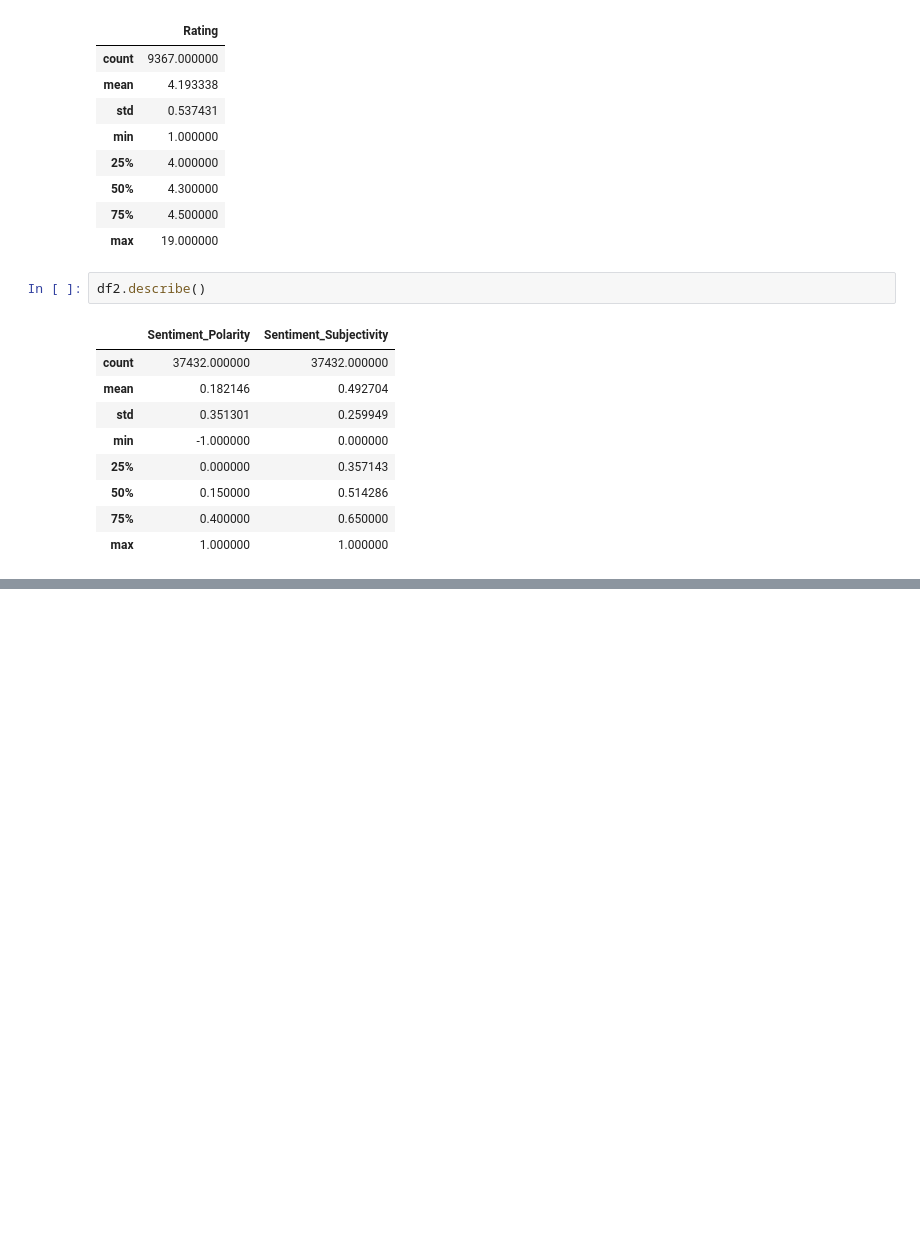
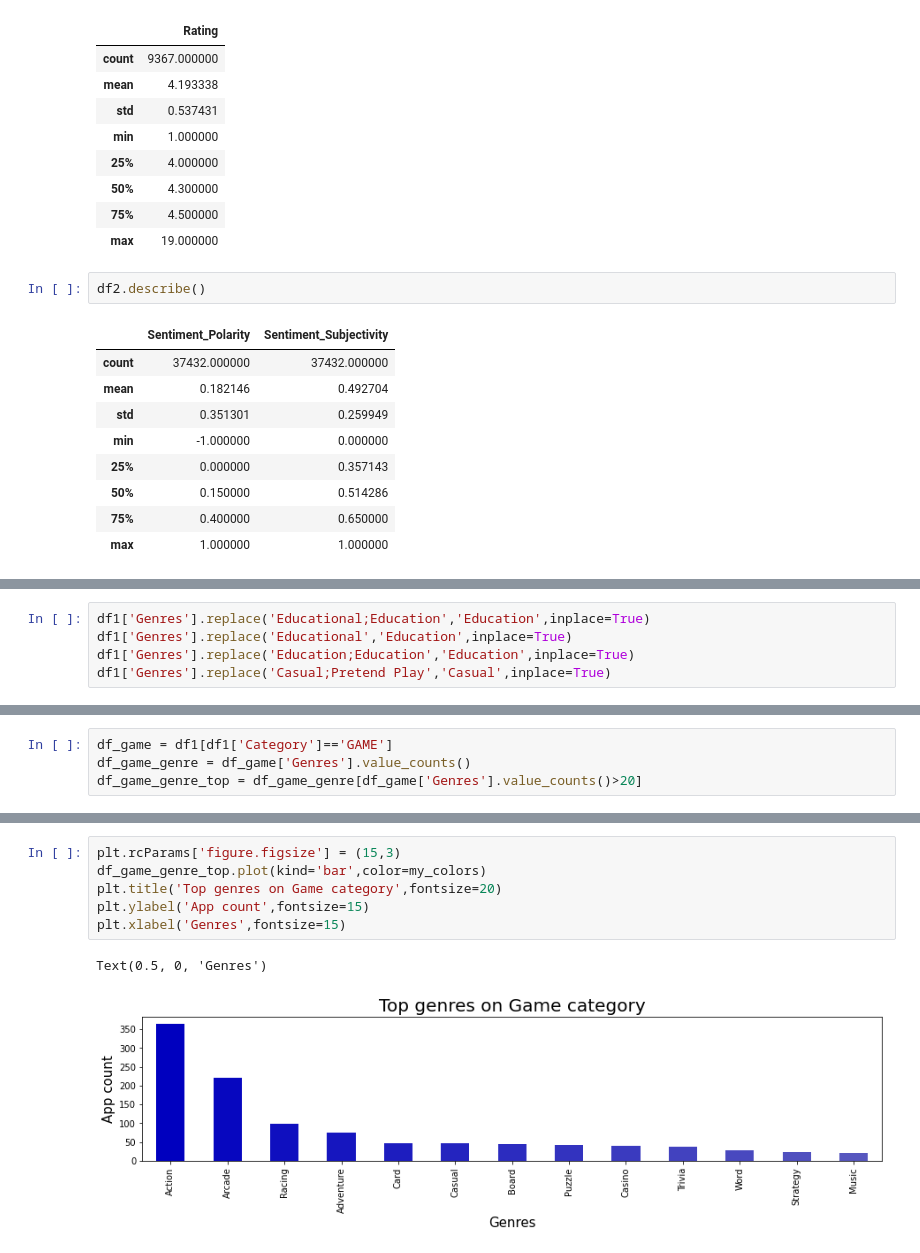
Before and after one commit to Selva-Subramanian/Playstore-Apps-Review-Analysis, a Jupyter notebook: Playstore_Apps_Review_Analysis.ipynb, the cells around one changed output, grey strips where cells are left out. Saved outputs shown, nothing was run; the diff lists cells and outputs as text; blank space fills up the shorter version.

```diff
--- a/Playstore_Apps_Review_Analysis.ipynb
+++ b/Playstore_Apps_Review_Analysis.ipynb
@@ -137,0 +222,5 @@ Text(0, 0.5, 'Count of apps on playstore')
+# %%
+df1['Genres'].replace('Educational;Education','Education',inplace=True)
+df1['Genres'].replace('Educational','Education',inplace=True)
+df1['Genres'].replace('Education;Education','Education',inplace=True)
+df1['Genres'].replace('Casual;Pretend Play','Casual',inplace=True)
@@ -137,0 +242,4 @@ Text(0, 0.5, 'Count of apps on playstore')
+# %%
+df_game = df1[df1['Category']=='GAME']
+df_game_genre = df_game['Genres'].value_counts()
+df_game_genre_top = df_game_genre[df_game['Genres'].value_counts()>20]
@@ -137,0 +256,9 @@ Text(0, 0.5, 'Count of apps on playstore')
+# %%
+plt.rcParams['figure.figsize'] = (15,3)
+df_game_genre_top.plot(kind='bar',color=my_colors)
+plt.title('Top genres on Game category',fontsize=20)
+plt.ylabel('App count',fontsize=15)
+plt.xlabel('Genres',fontsize=15)
+# %% [output]
+Text(0.5, 0, 'Genres')
+[figure, added]
```
Also changed, not shown: parts of 23 cells of this notebook.
